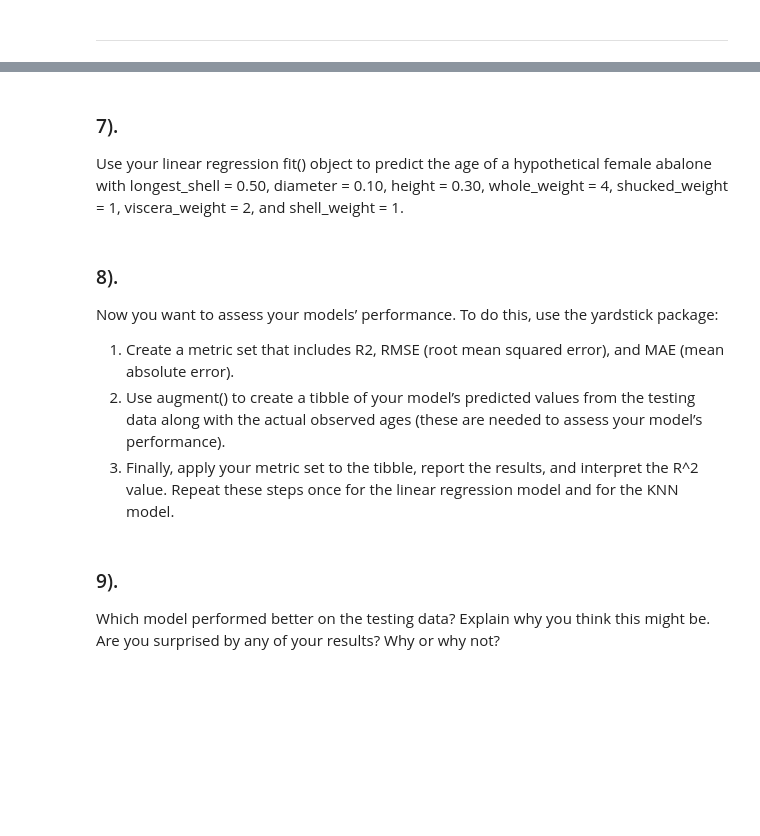
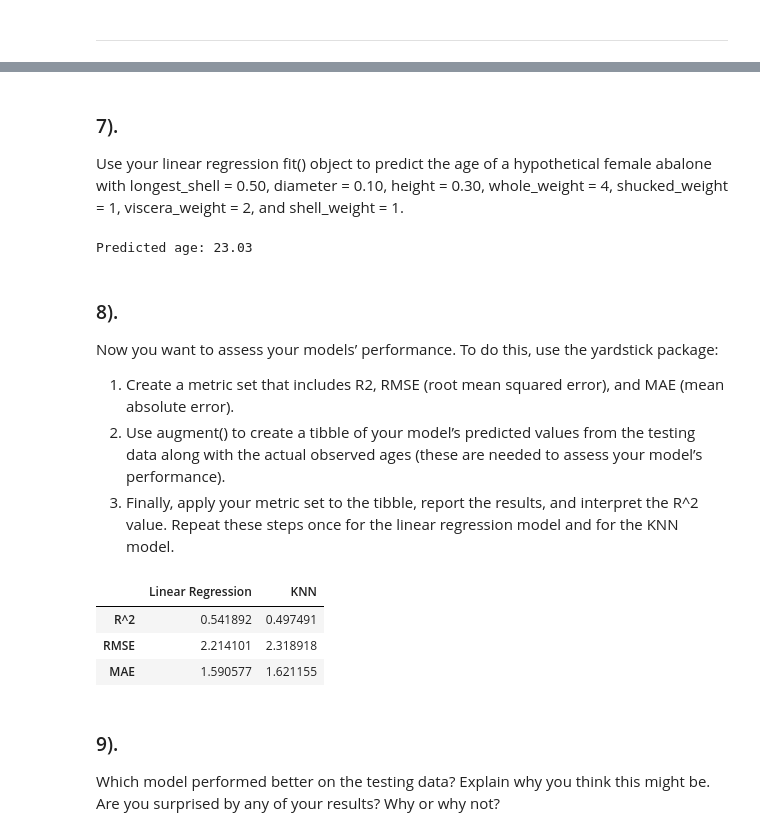
Before and after one commit to kpayton2903/PSTAT_131, a Jupyter notebook: Homework/Homework_2.ipynb, the cells around one changed output, grey strips where cells are left out. Cells and saved outputs as stored; diff of their text form; code cells hidden in the pictures; blank space fills up the shorter version.

```diff
--- a/Homework/Homework_2.ipynb
+++ b/Homework/Homework_2.ipynb
@@ -88,3 +100,5 @@ transformer = ColumnTransformer(
 ### 4).
 Create and store a linear regression object using the "lm" engine.
+# %%
+lm = LinearRegression()
 # %% [markdown]
@@ -92,3 +105,5 @@ Create and store a linear regression object using the "lm" engine.
 ### 5).
 Create and store a KNN object using the "kknn" engine. Specify k = 7.
+# %%
+knn = KNeighborsRegressor(n_neighbors=7)
 # %% [markdown]
@@ -102,3 +116,22 @@ Now, for each of these models (linear regression and KNN):
 Note that you should be setting up two separate workflows.
 
 Fit both models to the training set.
+# %%
+# Now that all our transformers were made earlier, we can simply set up a pipeline
+# for both our linear model and knn model to first preprocess, then create the interaction
+# terms, then apply the model
+lmPipeline = Pipeline([
+    ('preprocessing', preprocessing),
+    ('interaction', interactionMaker),
+    ('model', lm)
+])
+
+knnPipeline = Pipeline([
+    ('preprocessing', preprocessing),
+    ('interaction', interactionMaker),
+    ('model', knn)
+])
+
+# This simply fits the training data to both pipelines
+lmPipeline.fit(XTrainData, yTrainData)
+knnPipeline.fit(XTrainData, yTrainData)
@@ -105,9 +156,25 @@ Fit both models to the training set.
 # %% [markdown]
-<a class="anchor" id="question-7"></a>
 ### 7).
 Use your linear regression fit() object to predict the age of a hypothetical female abalone with longest_shell = 0.50, diameter = 0.10, height = 0.30, whole_weight = 4, shucked_weight = 1, viscera_weight = 2, and shell_weight = 1.
+# %%
+# Create our hypothetical female abalone
+hypotheticalAbalone = pd.DataFrame({
+    'type' : ['F'],
+    'longest_shell' : [0.50],
+    'diameter' : [0.10],
+    'height' : [0.30],
+    'whole_weight' : [4],
+    'shucked_weight' : [1],
+    'viscera_weight' : [2],
+    'shell_weight' : [1]
+})
+
+# Print what the linear regression model predicts the age is for the female abalone
+lmPredictedAge = lmPipeline.predict(hypotheticalAbalone)
+print(f"Predicted age: {lmPredictedAge[0]:.2f}")
+# %% [output]
+Predicted age: 23.03
 # %% [markdown]
-<a class="anchor" id="question-8"></a>
 ### 8).
 Now you want to assess your models’ performance. To do this, use the yardstick package:
 
@@ -115,7 +182,33 @@ Now you want to assess your models’ performance. To do this, use the yardstick
 2. Use augment() to create a tibble of your model’s predicted values from the testing data along with the actual observed ages (these are needed to assess your model’s performance).
 3. Finally, apply your metric set to the tibble, report the results, and interpret the R^2 value.
 Repeat these steps once for the linear regression model and for the KNN model.
+# %%
+# Predict all age values for our testing data for both models
+lmYTestPredicted = lmPipeline.predict(XTestData)
+knnYTestPredicted = knnPipeline.predict(XTestData)
+
+# Now we can calculate all the metrics
+lmR2 = r2_score(yTestData, lmYTestPredicted)
+knnR2 = r2_score(yTestData, knnYTestPredicted)
+
+lmRMSE = root_mean_squared_error(yTestData, lmYTestPredicted)
+knnRMSE = root_mean_squared_error(yTestData, knnYTestPredicted)
+
+lmMAE = mean_absolute_error(yTestData, lmYTestPredicted)
+knnMAE = mean_absolute_error(yTestData, knnYTestPredicted)
+
+# This simply puts all the metrics together in a dataframe for organization
+metrics = pd.DataFrame({
+    'Linear Regression' : [lmR2, lmRMSE, lmMAE],
+    'KNN' : [knnR2, knnRMSE, knnMAE]
+})
+metrics.index = ['R^2', 'RMSE', 'MAE']
+metrics
+# %% [output]
+|  | Linear Regression | KNN |
+| R^2 | 0.541892 | 0.497491 |
+| RMSE | 2.214101 | 2.318918 |
+| MAE | 1.590577 | 1.621155 |
 # %% [markdown]
-<a class="anchor" id="question-9"></a>
 ### 9).
 Which model performed better on the testing data? Explain why you think this might be. Are you surprised by any of your results? Why or why not?
```
Also changed, not shown: parts of 15 cells of this notebook, 1 other file.
